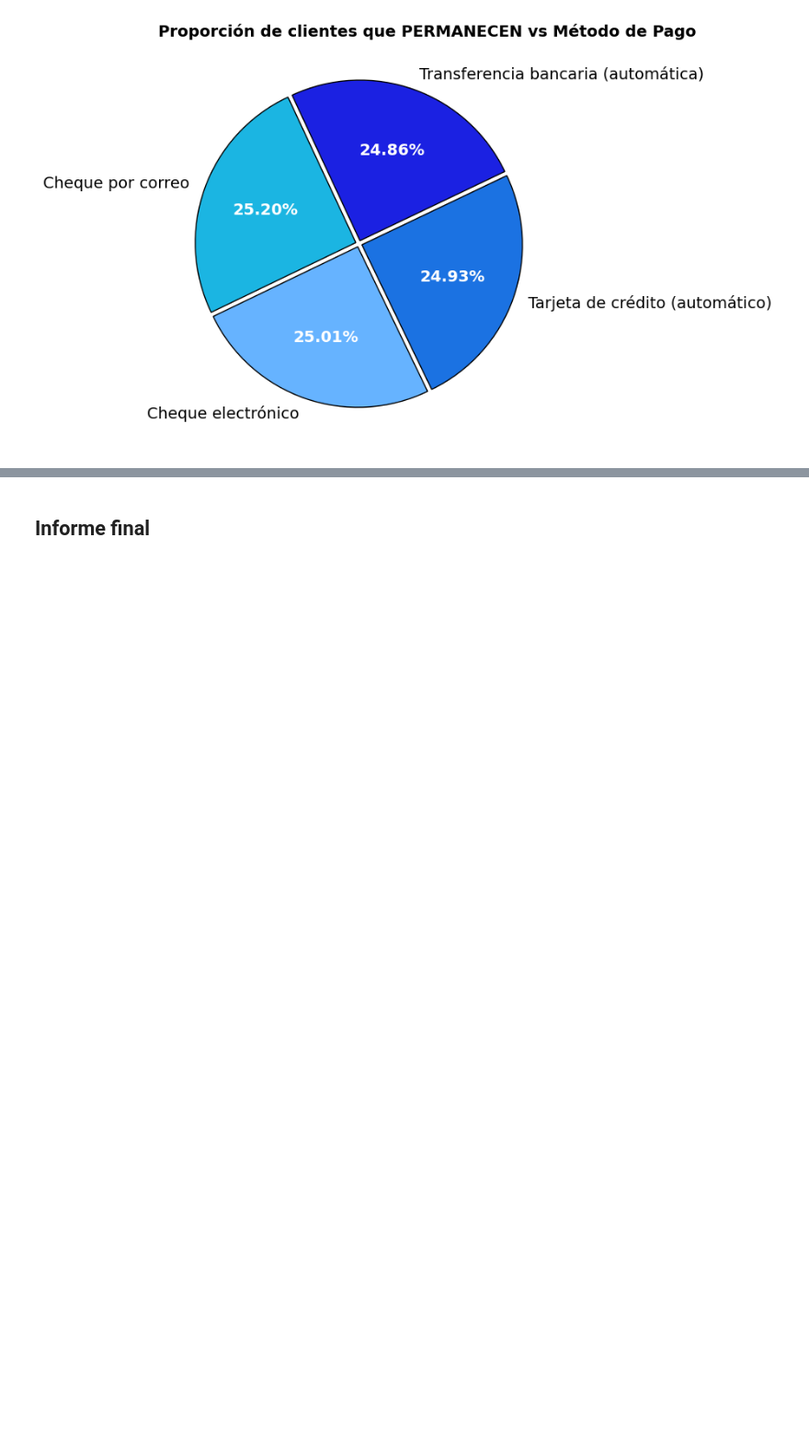
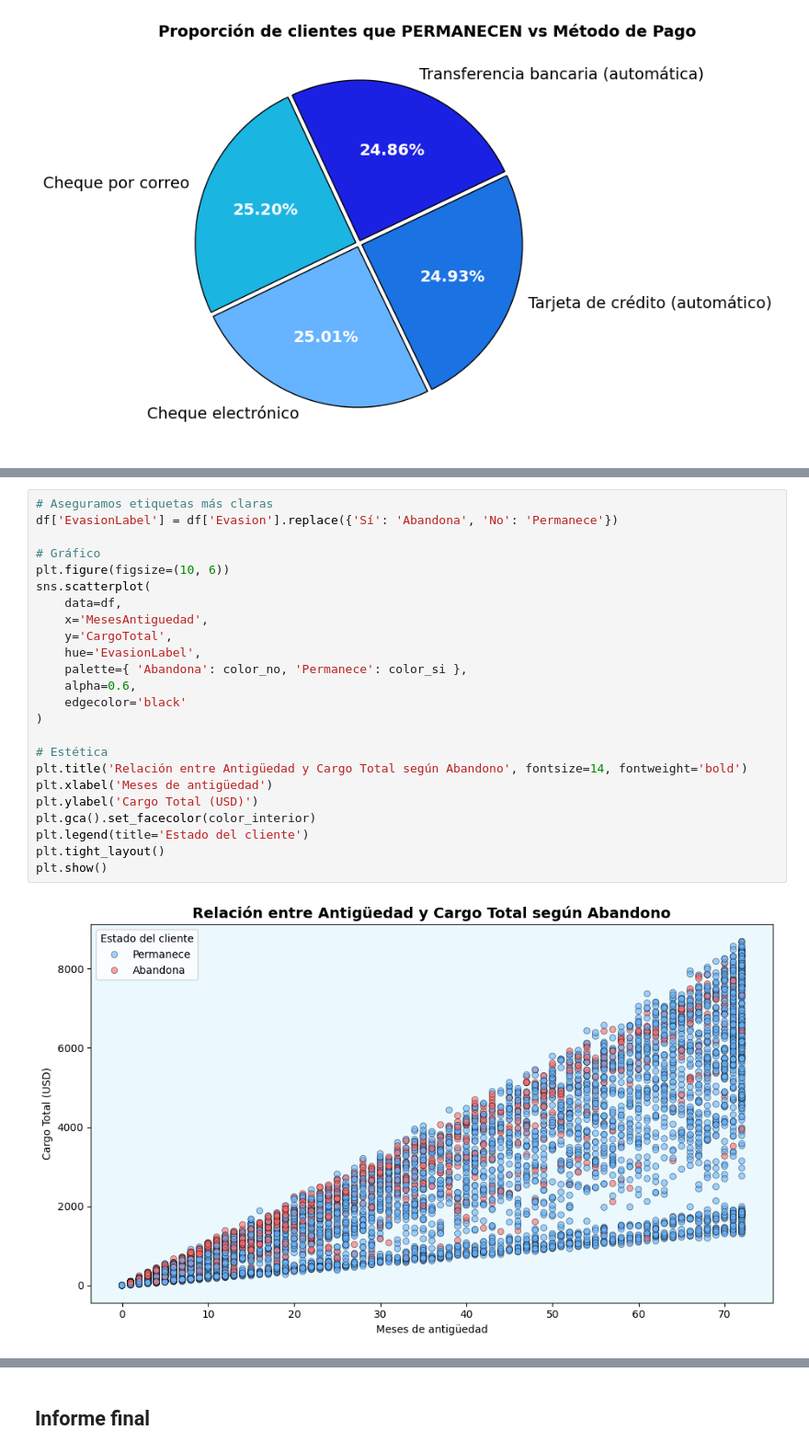
Before and after one commit to DanielRaiicHu/TelecomX, a Jupyter notebook: TelecomX.ipynb, the cells around one changed output, grey strips where cells are left out. Shown at 92% size. Saved outputs shown, nothing was run; the diff lists cells and outputs as text; blank space fills up the shorter version.

```diff
--- a/TelecomX.ipynb
+++ b/TelecomX.ipynb
@@ -1790,0 +1867,26 @@ plt.show()
+# %%
+# Aseguramos etiquetas más claras
+df['EvasionLabel'] = df['Evasion'].replace({'Sí': 'Abandona', 'No': 'Permanece'})
+
+# Gráfico
+plt.figure(figsize=(10, 6))
+sns.scatterplot(
+    data=df,
+    x='MesesAntiguedad',
+    y='CargoTotal',
+    hue='EvasionLabel',
+    palette={ 'Abandona': color_no, 'Permanece': color_si },
+    alpha=0.6,
+    edgecolor='black'
+)
+
+# Estética
+plt.title('Relación entre Antigüedad y Cargo Total según Abandono', fontsize=14, fontweight='bold')
+plt.xlabel('Meses de antigüedad')
+plt.ylabel('Cargo Total (USD)')
+plt.gca().set_facecolor(color_interior)
+plt.legend(title='Estado del cliente')
+plt.tight_layout()
+plt.show()
+# %% [output]
+[figure, added]
```
Also changed, not shown: parts of 9 cells of this notebook.
